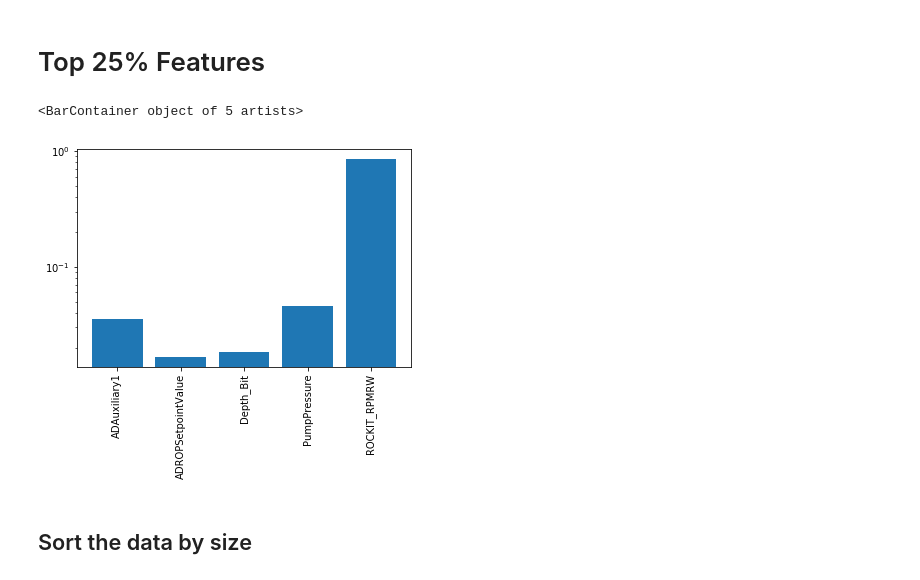
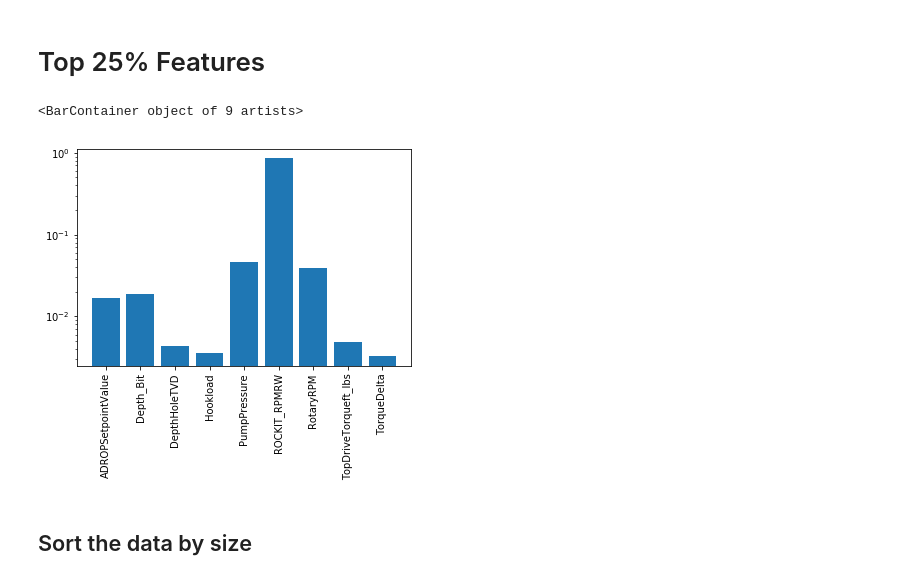
Before and after one commit to jvasquezDC/CapstoneA, a Jupyter notebook: DesicionTree_FeatureSelection.ipynb, the cells around one changed output. Saved outputs shown, nothing was run; the diff lists cells and outputs as text; code cells hidden in the pictures.

Commit message:
Set up for time series

```diff
--- a/DesicionTree_FeatureSelection.ipynb
+++ b/DesicionTree_FeatureSelection.ipynb
@@ -59,15 +98,16 @@ df = pd.DataFrame(SQL_Query, columns=
 # %%
-df.drop([ 'AccumulatedFillupStrokes', 'AccumulatedFillupVolume', 'ADAuxiliary2', 'ADAuxiliary3', 'ADAuxiliary4', 'ADAuxiliary5', 'BitArea', 'BitNozzleTotalFlowArea', 'CoilEngaged', 'CurrentConnectionTime'
+df_time_indexed.drop([ 'AccumulatedFillupStrokes', 'AccumulatedFillupVolume', 'ADAuxiliary2', 'ADAuxiliary3', 'ADAuxiliary4', 'ADAuxiliary5', 'BitArea', 'BitNozzleTotalFlowArea', 'CoilEngaged', 'CurrentConnectionTime'
 , 'DrillMode', 'DynamicVariable09', 'EC1Active', 'EC1ActivityCode1', 'EC1ActivityCode2', 'EC1ActivityCode3', 'EC1ActivityCode4', 'EC1ActivityCode5', 'EC1Authorized', 'EC1DPModeOn', 'EC1DPModeOnReq'
 , 'EC1DPSPActual', 'EC1DPSPRecommended', 'EC1Ready', 'EC1ROPSPActual', 'EC1ROPSPRecommended', 'EC1WOBModeOn', 'EC1WOBModeOnReq', 'EC1WOBSPActual', 'EC1WOBSPRecommended', 'H2S08', 'H2S09'
 , 'HookloadInline', 'LEL01', 'LEL03', 'LEL05', 'LEL06', 'LEL08', 'LEL09', 'LEL10', 'LEL12', 'MudMotorRPM', 'OnBottom', 'PLCStatus', 'REVitEnabled', 'REVitUsageAlert', 'ROCKIT_PILOTOnOff', 'SlipsSet'
 , 'StaticInjectorForce', 'STCfActualNm_Sec', 'STKfActualNm', 'TDOilSensorBypassAlarm', 'TDOilType', 'TDTorqueInline', 'TongMakeupStartPressure', 'TorqueTare', 'UnderPull', 'VFDVariable10', 'VFDVariable9'
 , 'H2S04', 'LEL02', 'LEL11', 'SeperatorFlow', 'H2S11', 'Date', 'DateDateOnly', 'DateTimeOnly', 'AccumulatedConnectionTime', 'ADAutoDrillerRunning', 'ADDPEnabled', 'ADROPCruiseControlEnabled', 'ADSystemEnabled', 'ADWOBEnabled'
-, 'ReportDateTime', 'TripModeAccumulation', 'TripModeFillupStrokes'
+, 'TripModeAccumulation', 'TripModeFillupStrokes', 'ADAuxiliary1'
         ], axis=1, inplace=True)
-
+#, 'ReportDateTime'
 #, 'WellName'
+#ADAuxiliary1 - removed as per vendor (user defined)
 # %%
-df.drop(['WellName'], axis=1, inplace=True)
+df_time_indexed.drop(['WellName'], axis=1, inplace=True)
 # %%
 #see the dimensions of the data
@@ -85,9 +126,11 @@ df.head(2)
 # %% [markdown]
 ## Create Features and Labels
 # %%
-features = df.dropna().drop([label_column], axis=1)
+label_column =  'ROCKIT_OnOff'
+
+features = df_time_indexed.dropna().drop([label_column], axis=1)
 #features = df.dropna().drop([label_column, 'ROCKIT_RPMRW'], axis=1)
-labels = df.dropna()[label_column]
+labels = df_time_indexed.dropna()[label_column]
 
 X = features.values
 y = labels.values
@@ -140,7 +184,8 @@ grid.best_params_
 label_column =  'ROCKIT_OnOff'
 
 #fill in max depth and min samples with above numbers
-dt = DecisionTreeClassifier(max_depth=5, min_samples_split=2)
+dt = DecisionTreeClassifier(max_depth=5, min_samples_split=8)
+
 #After grid search is done you can use the object for descion tree fits
 #dt = grid.best_estimator_
 # %%
@@ -249,18 +294,20 @@ print(f'75% Quartile with outlier include {Perc75_WithOutlier[0]} features and e
 # Top 25% Features
 # %%
 #Apply threshold to only use top 25% of features
-threshold = desc['75%']
+#threshold = desc['75%'] #Top 25% quartile
+threshold = desc['50%'] #Top 50% quartile
+#threshold = desc['25%'] #Top 75% quartile
 
 top_indices = np.argwhere(nz_importances > threshold)
 top_features = nz_features[top_indices].flatten()
 top_importances = nz_importances[top_indices].flatten()
 
 #Plot the data
 plt.xticks(rotation=90)
 plt.bar(top_features, top_importances, log=True)
 # %% [output]
-<BarContainer object of 5 artists>
+<BarContainer object of 9 artists>
-[figure, old version]
+[figure, new version]
 # %% [markdown]
 ## Sort the data by size
 # %%
```
Also changed, not shown: parts of 39 cells of this notebook.
